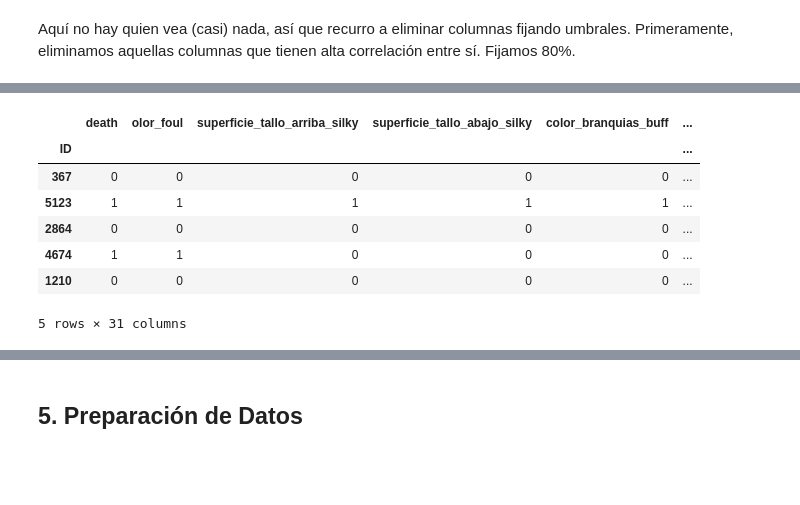
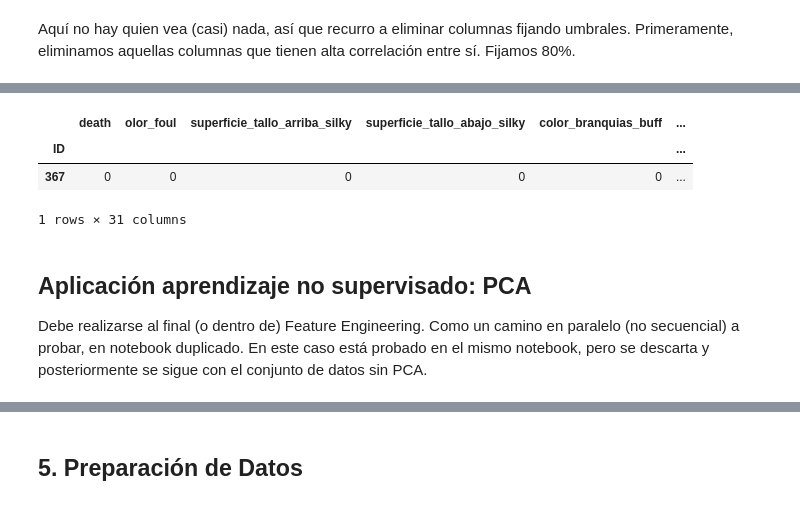
Before and after one commit to angelgvill/DS102024, a Jupyter notebook: 3-MachineLearning/2-Supervisado/Ejercicios/ejercicio_Kaggle2_setas.ipynb, the cells around one changed output, grey strips where cells are left out. Drawn from its saved outputs; the diff is of its cells as text; code cells hidden in the pictures; blank space fills up the shorter version.

```diff
--- a/3-MachineLearning/2-Supervisado/Ejercicios/ejercicio_Kaggle2_setas.ipynb
+++ b/3-MachineLearning/2-Supervisado/Ejercicios/ejercicio_Kaggle2_setas.ipynb
@@ -813,23 +804,23 @@ Llegamos a 57 columnas. Tercer paso, voy a explorar si Recursive Feature Elimina
 # %%
 from sklearn.feature_selection import RFE
 from sklearn.ensemble import RandomForestClassifier
 
 X = df_reducido2.drop(columns=["death"])
 y = df_reducido2["death"]
 
 model = RandomForestClassifier()
 selector = RFE(model, n_features_to_select=30)  # Ajusto aproximadamente a la mitad de las columnas que tengo
 X_new = selector.fit_transform(X, y)
 selected_features = X.columns[selector.get_support()]
 df_reducido3 = df_reducido2[selected_features.insert(0, "death")]
 
-df_reducido3.head()
+df_reducido3.head(1)
 # %% [output]
 |  | death | olor_foul | superficie_tallo_arriba_silky | superficie_tallo_abajo_silky | color_branquias_buff | ... |
 | ID |  |  |  |  |  | ... |
 | 367 | 0 | 0 | 0 | 0 | 0 | ... |
-| 5123 | 1 | 1 | 1 | 1 | 1 | ... |
-| 2864 | 0 | 0 | 0 | 0 | 0 | ... |
-| 4674 | 1 | 1 | 0 | 0 | 0 | ... |
-| 1210 | 0 | 0 | 0 | 0 | 0 | ... |
-5 rows × 31 columns
+1 rows × 31 columns
+# %% [markdown]
+## Aplicación aprendizaje no supervisado: PCA
+Debe realizarse al final (o dentro de) Feature Engineering. Como un camino en paralelo (no secuencial) a probar, en notebook duplicado.
+En este caso está probado en el mismo notebook, pero se descarta y posteriormente se sigue con el conjunto de datos sin PCA.
```
Also changed, not shown: parts of 48 cells of this notebook.
